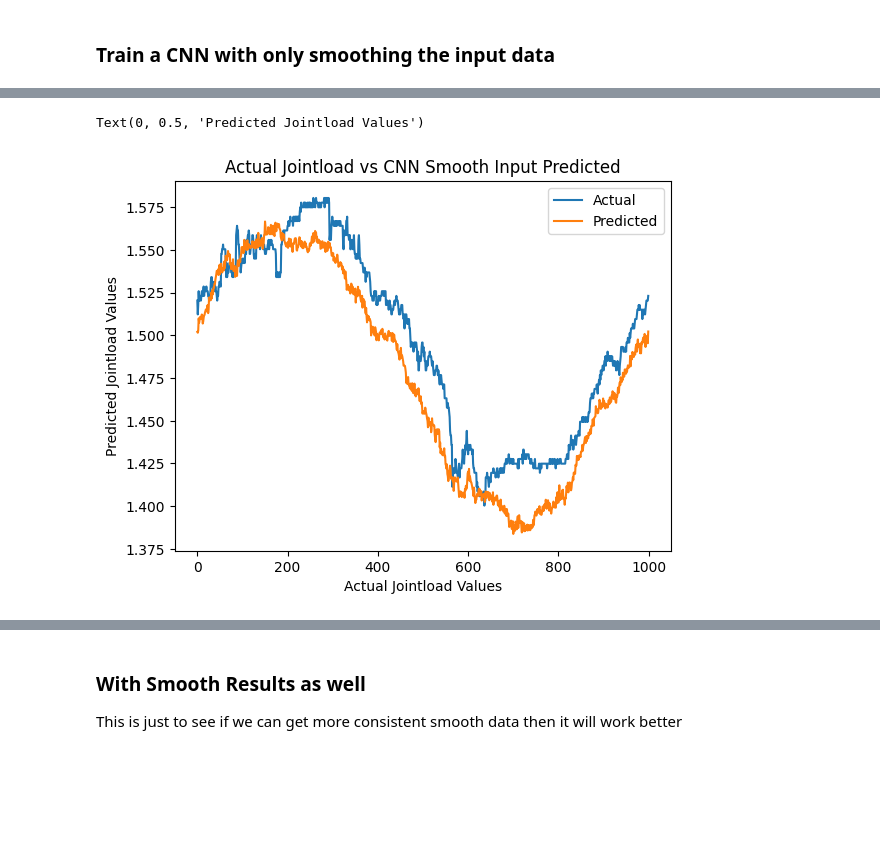
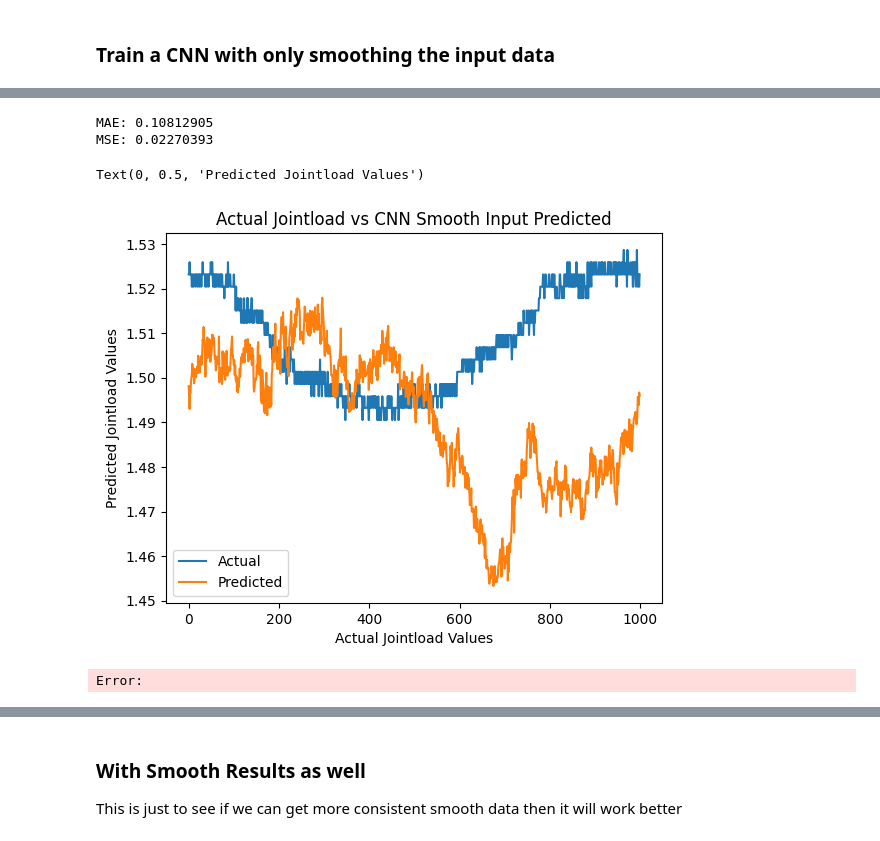
Before and after one commit to Jcollins2021/Jointload-Project, a Jupyter notebook: data_analysis.ipynb, the cells around one changed output, grey strips where cells are left out. Cells and saved outputs as stored; diff of their text form; code cells hidden in the pictures; blank space fills up the shorter version.

```diff
--- a/data_analysis.ipynb
+++ b/data_analysis.ipynb
@@ -1523,14 +1565,23 @@ Text(0, 0.5, 'Predicted Jointload Values')
+# %%
+mae = MeanAbsoluteError()
+print("MAE: " + str(mae(test_smooth_result1, cnn_smooth_predictions1).numpy()))
+mse = MeanSquaredError()
+print("MSE: " + str(mse(test_smooth_result1, cnn_smooth_predictions1).numpy()))
+# %% [output]
+MAE: 0.10812905
+MSE: 0.02270393
 # %%
-values = 610
+values = 500
 plt.plot(np.arange(0, 1000), test_smooth_result1[values], label = "Actual")
 plt.plot(np.arange(0, 1000), cnn_smooth_predictions1[values], label = "Predicted")
 plt.legend()
 plt.title("Actual Jointload vs CNN Smooth Input Predicted")
 plt.xlabel("Actual Jointload Values")
 plt.ylabel("Predicted Jointload Values")
 # %% [output]
 Text(0, 0.5, 'Predicted Jointload Values')
-[figure, old version]
+[figure, new version]
+Error:
 # %%
 smooth_predicted_differences1 = get_individual_distances(test_smooth_result1, cnn_smooth_predictions1)
 plt.plot(np.arange(0, 1000), smooth_predicted_differences1)
```
Also changed, not shown: parts of 57 cells of this notebook, 13 other files.
